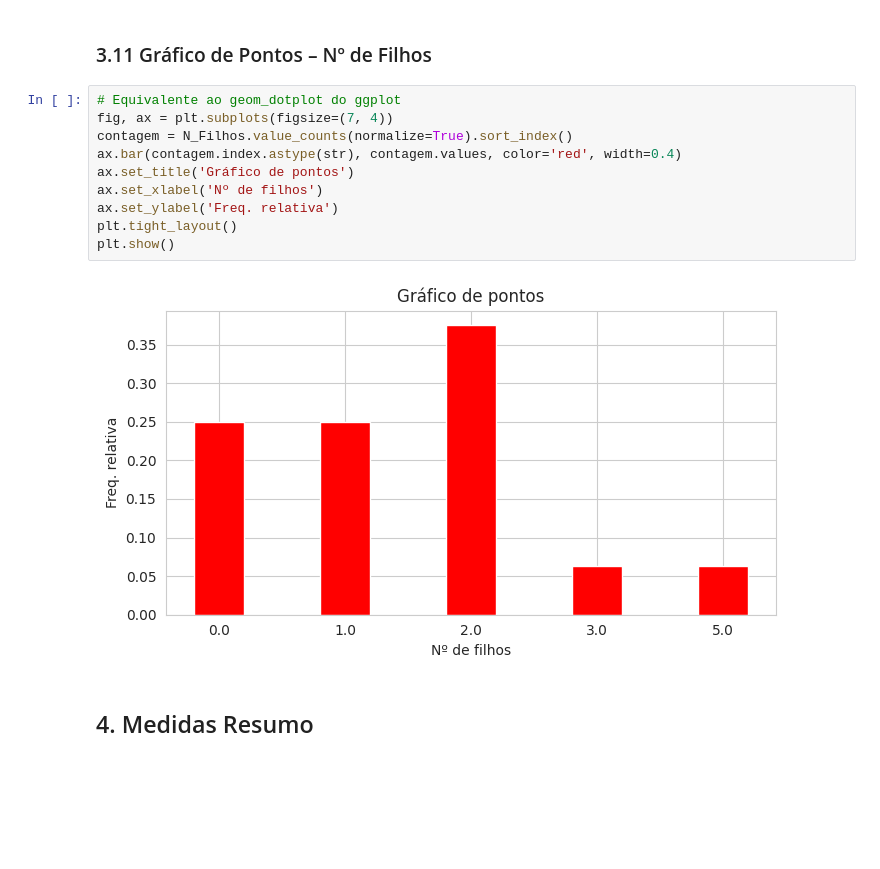
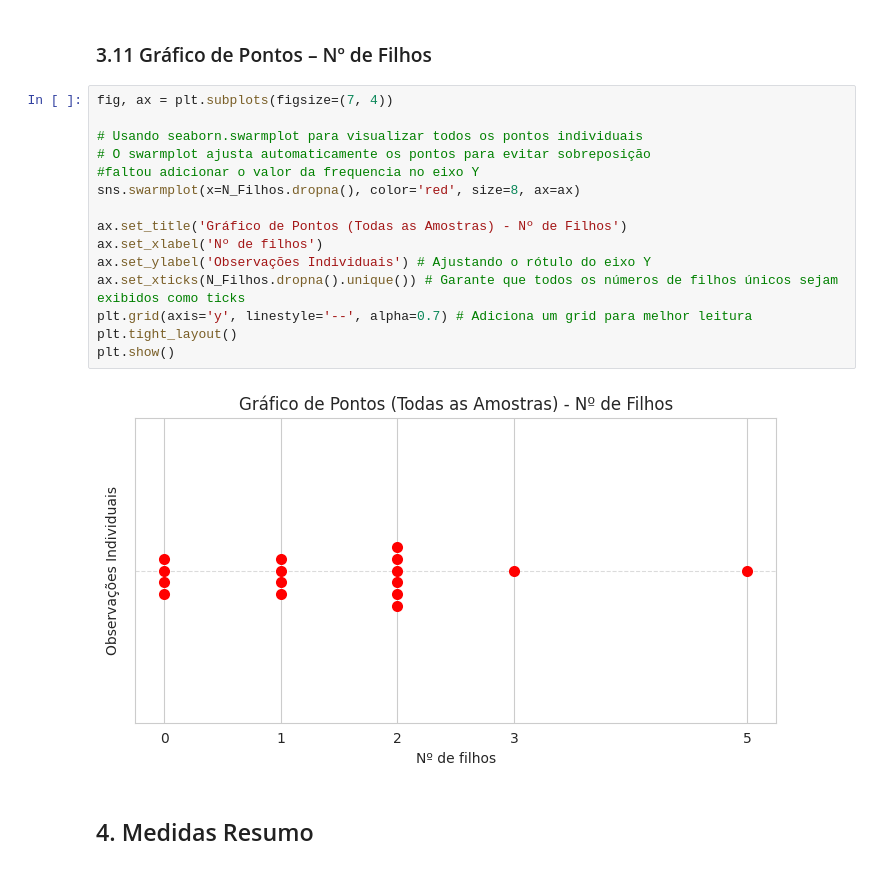
Before and after one commit to queleandrade/estatistica_ciencias_dados---Mestrado, a Jupyter notebook: Modulo_1/modulo1_analise.ipynb, the cells around one changed output. Cells and saved outputs as stored; diff of their text form; blank space fills up the shorter version.

Commit message:
atalizando o grafico de pontos, mas ainda falta adicionar no eixo y a frequencia

```diff
--- a/Modulo_1/modulo1_analise.ipynb
+++ b/Modulo_1/modulo1_analise.ipynb
@@ -225,18 +225,23 @@ plt.show()
 [figure]
 # %% [markdown]
 ### 3.11 Gráfico de Pontos – Nº de Filhos
-# %%
-# Equivalente ao geom_dotplot do ggplot
-fig, ax = plt.subplots(figsize=(7, 4))
-contagem = N_Filhos.value_counts(normalize=True).sort_index()
-ax.bar(contagem.index.astype(str), contagem.values, color='red', width=0.4)
-ax.set_title('Gráfico de pontos')
-ax.set_xlabel('Nº de filhos')
-ax.set_ylabel('Freq. relativa')
-plt.tight_layout()
-plt.show()
-# %% [output]
-[figure, removed]
+# %%
+fig, ax = plt.subplots(figsize=(7, 4))
+
+# Usando seaborn.swarmplot para visualizar todos os pontos individuais
+# O swarmplot ajusta automaticamente os pontos para evitar sobreposição
+#faltou adicionar o valor da frequencia no eixo Y
+sns.swarmplot(x=N_Filhos.dropna(), color='red', size=8, ax=ax)
+
+ax.set_title('Gráfico de Pontos (Todas as Amostras) - Nº de Filhos')
+ax.set_xlabel('Nº de filhos')
+ax.set_ylabel('Observações Individuais') # Ajustando o rótulo do eixo Y
+ax.set_xticks(N_Filhos.dropna().unique()) # Garante que todos os números de filhos únicos sejam exibidos como ticks
+plt.grid(axis='y', linestyle='--', alpha=0.7) # Adiciona um grid para melhor leitura
+plt.tight_layout()
+plt.show()
+# %% [output]
+[figure, added]
 # %% [markdown]
 ## 4. Medidas Resumo
 # %%
```
Also changed, not shown: parts of 2 cells of this notebook.
